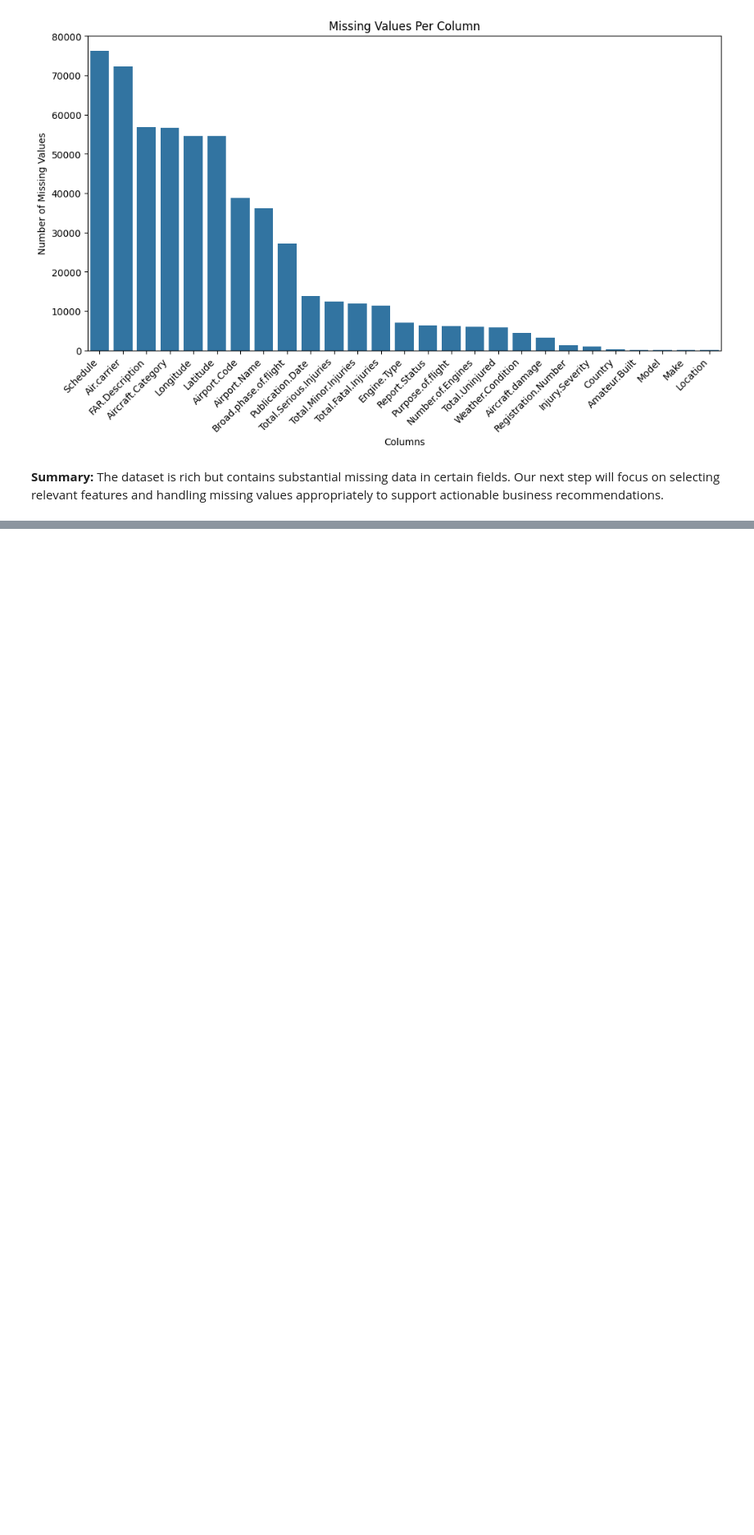
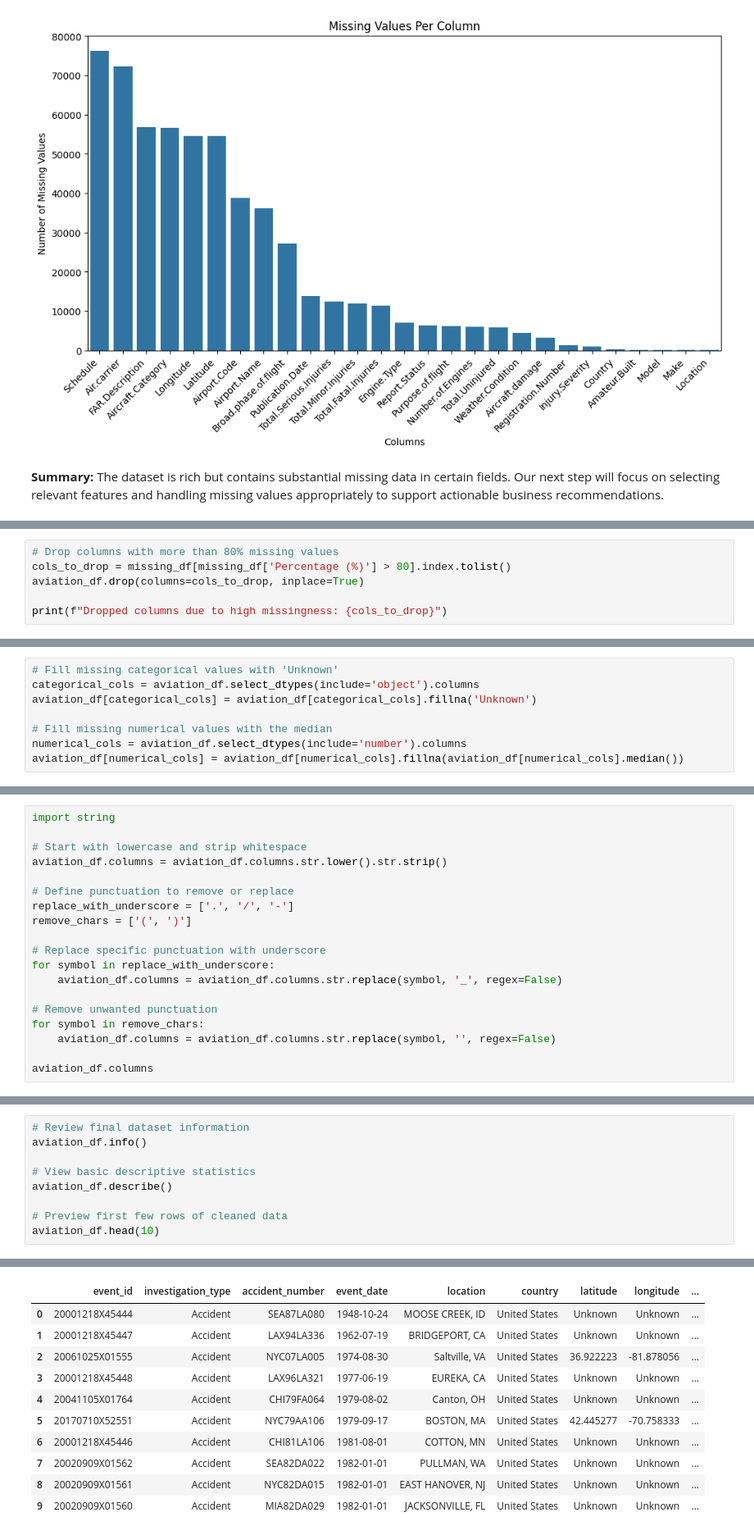
Before and after one commit to WamuyuGitongaEMTH/moringa_phase1_Aircraft_Risk_Analysis, a Jupyter notebook: Aircraft_Risk_Analysis.ipynb, the cells around one changed output, grey strips where cells are left out. Shown at 82% size. Cells and saved outputs as stored; diff of their text form; blank space fills up the shorter version.

Commit message:
standardized the columns and did feature engineering to extract valuable insights

```diff
--- a/Aircraft_Risk_Analysis.ipynb
+++ b/Aircraft_Risk_Analysis.ipynb
@@ -126,0 +171,6 @@ The dataset is rich but contains substantial missing data in certain fields. Our
+# %%
+# Drop columns with more than 80% missing values
+cols_to_drop = missing_df[missing_df['Percentage (%)'] > 80].index.tolist()
+aviation_df.drop(columns=cols_to_drop, inplace=True)
+
+print(f"Dropped columns due to high missingness: {cols_to_drop}")
@@ -126,0 +181,8 @@ The dataset is rich but contains substantial missing data in certain fields. Our
+# %%
+# Fill missing categorical values with 'Unknown'
+categorical_cols = aviation_df.select_dtypes(include='object').columns
+aviation_df[categorical_cols] = aviation_df[categorical_cols].fillna('Unknown')
+
+# Fill missing numerical values with the median
+numerical_cols = aviation_df.select_dtypes(include='number').columns
+aviation_df[numerical_cols] = aviation_df[numerical_cols].fillna(aviation_df[numerical_cols].median())
@@ -126,0 +202,19 @@ The dataset is rich but contains substantial missing data in certain fields. Our
+# %%
+import string
+
+# Start with lowercase and strip whitespace
+aviation_df.columns = aviation_df.columns.str.lower().str.strip()
+
+# Define punctuation to remove or replace
+replace_with_underscore = ['.', '/', '-']
+remove_chars = ['(', ')']
+
+# Replace specific punctuation with underscore
+for symbol in replace_with_underscore:
+    aviation_df.columns = aviation_df.columns.str.replace(symbol, '_', regex=False)
+
+# Remove unwanted punctuation
+for symbol in remove_chars:
+    aviation_df.columns = aviation_df.columns.str.replace(symbol, '', regex=False)
+
+aviation_df.columns
@@ -126,0 +294,10 @@ The dataset is rich but contains substantial missing data in certain fields. Our
+# %%
+# Review final dataset information
+aviation_df.info()
+
+# View basic descriptive statistics
+aviation_df.describe()
+
+# Preview first few rows of cleaned data
+aviation_df.head(10)
+# %% [output]
@@ -126,0 +321,11 @@ The dataset is rich but contains substantial missing data in certain fields. Our
+|  | event_id | investigation_type | accident_number | event_date | location | country | latitude | longitude | ... |
+| 0 | 20001218X45444 | Accident | SEA87LA080 | 1948-10-24 | MOOSE CREEK, ID | United States | Unknown | Unknown | ... |
+| 1 | 20001218X45447 | Accident | LAX94LA336 | 1962-07-19 | BRIDGEPORT, CA | United States | Unknown | Unknown | ... |
+| 2 | 20061025X01555 | Accident | NYC07LA005 | 1974-08-30 | Saltville, VA | United States | 36.922223 | -81.878056 | ... |
+| 3 | 20001218X45448 | Accident | LAX96LA321 | 1977-06-19 | EUREKA, CA | United States | Unknown | Unknown | ... |
+| 4 | 20041105X01764 | Accident | CHI79FA064 | 1979-08-02 | Canton, OH | United States | Unknown | Unknown | ... |
+| 5 | 20170710X52551 | Accident | NYC79AA106 | 1979-09-17 | BOSTON, MA | United States | 42.445277 | -70.758333 | ... |
+| 6 | 20001218X45446 | Accident | CHI81LA106 | 1981-08-01 | COTTON, MN | United States | Unknown | Unknown | ... |
+| 7 | 20020909X01562 | Accident | SEA82DA022 | 1982-01-01 | PULLMAN, WA | United States | Unknown | Unknown | ... |
+| 8 | 20020909X01561 | Accident | NYC82DA015 | 1982-01-01 | EAST HANOVER, NJ | United States | Unknown | Unknown | ... |
+| 9 | 20020909X01560 | Accident | MIA82DA029 | 1982-01-01 | JACKSONVILLE, FL | United States | Unknown | Unknown | ... |
```
Also changed, not shown: parts of 20 cells of this notebook.
